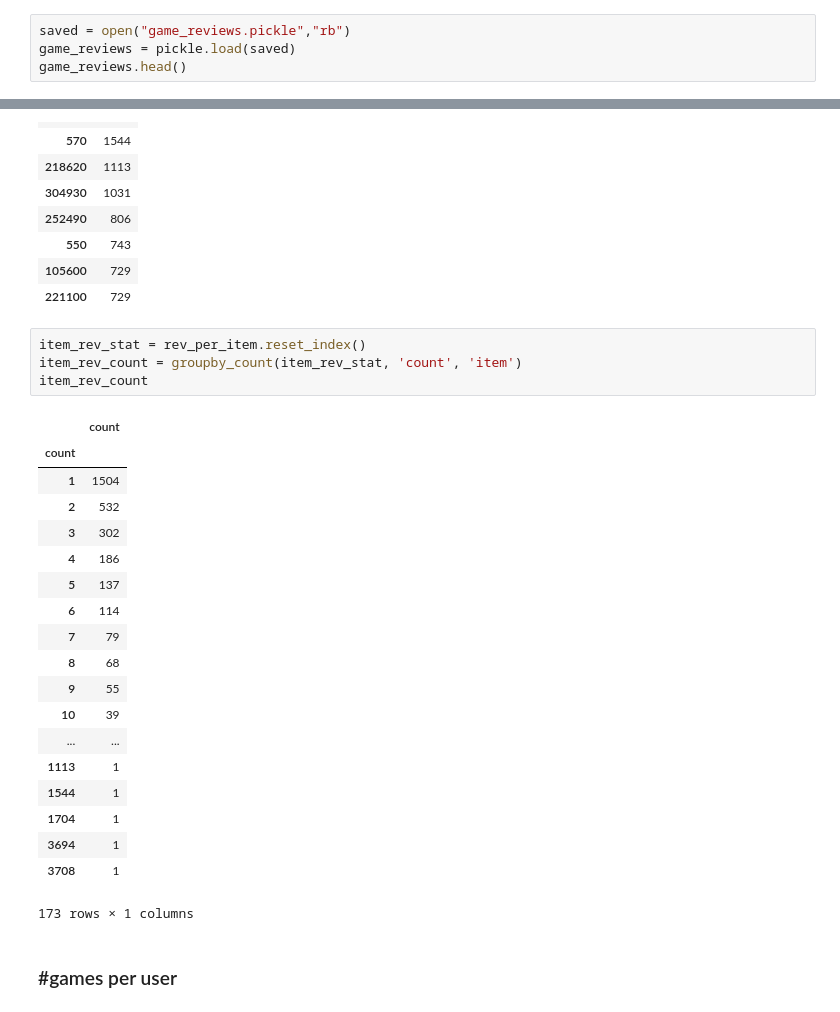
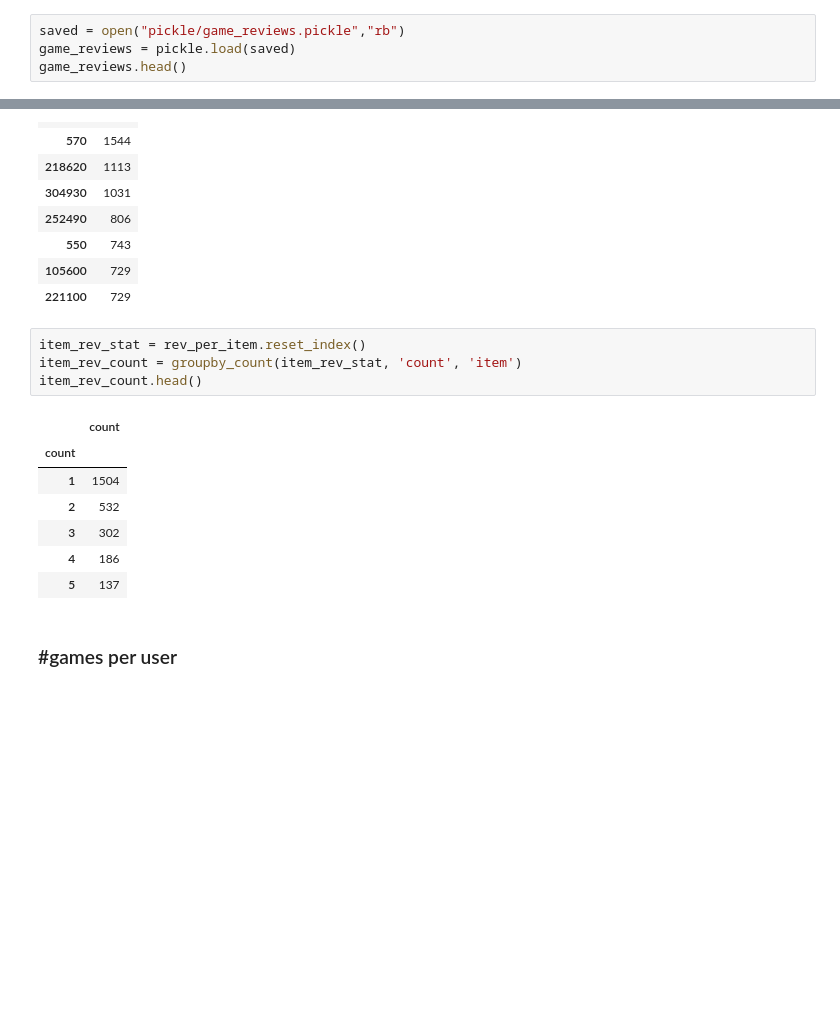
Before and after one commit to amprova/WE_research, a Jupyter notebook: data_summary.ipynb, the cells around one changed output, grey strips where cells are left out. Drawn from its saved outputs; the diff is of its cells as text; blank space fills up the shorter version.

```diff
--- a/data_summary.ipynb
+++ b/data_summary.ipynb
@@ -11,7 +11,7 @@ import matplotlib.pyplot as plt
 # %% [markdown]
 ## review data
 # %%
-saved = open("game_reviews.pickle","rb")
+saved = open("pickle/game_reviews.pickle","rb")
 game_reviews = pickle.load(saved)
 game_reviews.head()
 # %% [output]
@@ -276,27 +288,15 @@ rev_per_item.sort_values(by='count', ascending = False).head(10)
 # %%
 item_rev_stat = rev_per_item.reset_index()
 item_rev_count = groupby_count(item_rev_stat, 'count', 'item')
-item_rev_count
+item_rev_count.head()
 # %% [output]
 |  | count |
 | count |  |
 | 1 | 1504 |
 | 2 | 532 |
 | 3 | 302 |
 | 4 | 186 |
 | 5 | 137 |
-| 6 | 114 |
-| 7 | 79 |
-| 8 | 68 |
-| 9 | 55 |
-| 10 | 39 |
-| ... | ... |
-| 1113 | 1 |
-| 1544 | 1 |
-| 1704 | 1 |
-| 3694 | 1 |
-| 3708 | 1 |
-173 rows × 1 columns
 # %% [markdown]
 ### #games per user
 # %%
```
Also changed, not shown: parts of 31 cells of this notebook, 1 other file.
